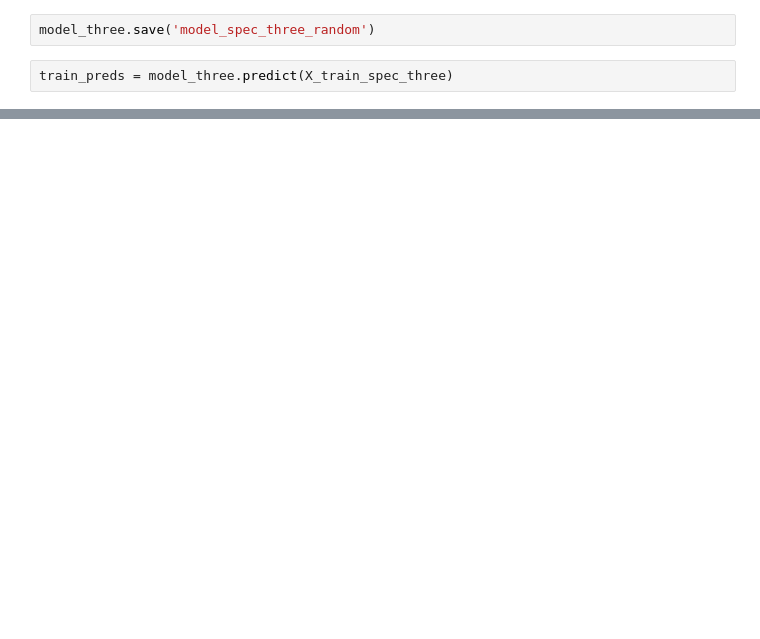
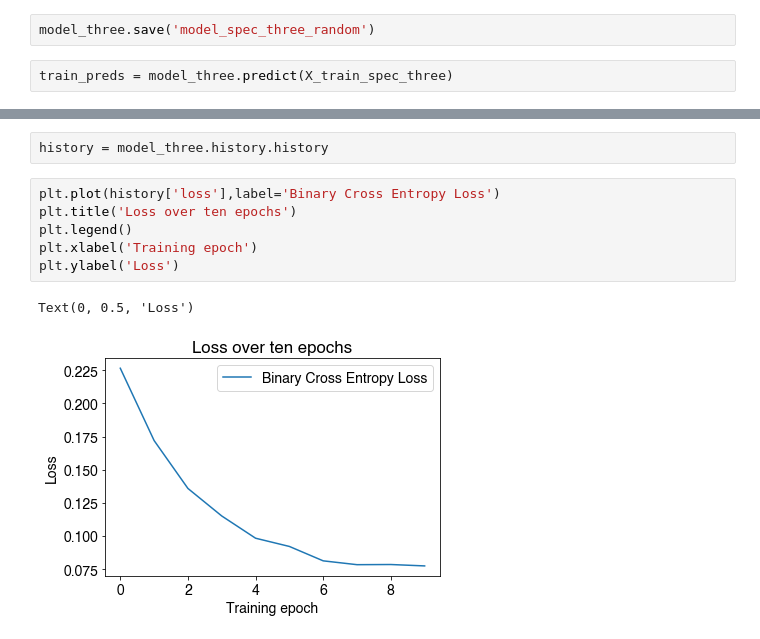
Before and after one commit to albertleonardo/Pn, a Jupyter notebook: numbertwo.ipynb, the cells around one changed output, grey strips where cells are left out. Drawn from its saved outputs; the diff is of its cells as text; blank space fills up the shorter version.

```diff
--- a/numbertwo.ipynb
+++ b/numbertwo.ipynb
@@ -462,0 +469,11 @@ x1.shape
+# %%
+history = model_three.history.history
+# %%
+plt.plot(history['loss'],label='Binary Cross Entropy Loss')
+plt.title('Loss over ten epochs')
+plt.legend()
+plt.xlabel('Training epoch')
+plt.ylabel('Loss')
+# %% [output]
+Text(0, 0.5, 'Loss')
+[figure, added]
```
Also changed, not shown: parts of 5 cells of this notebook.
